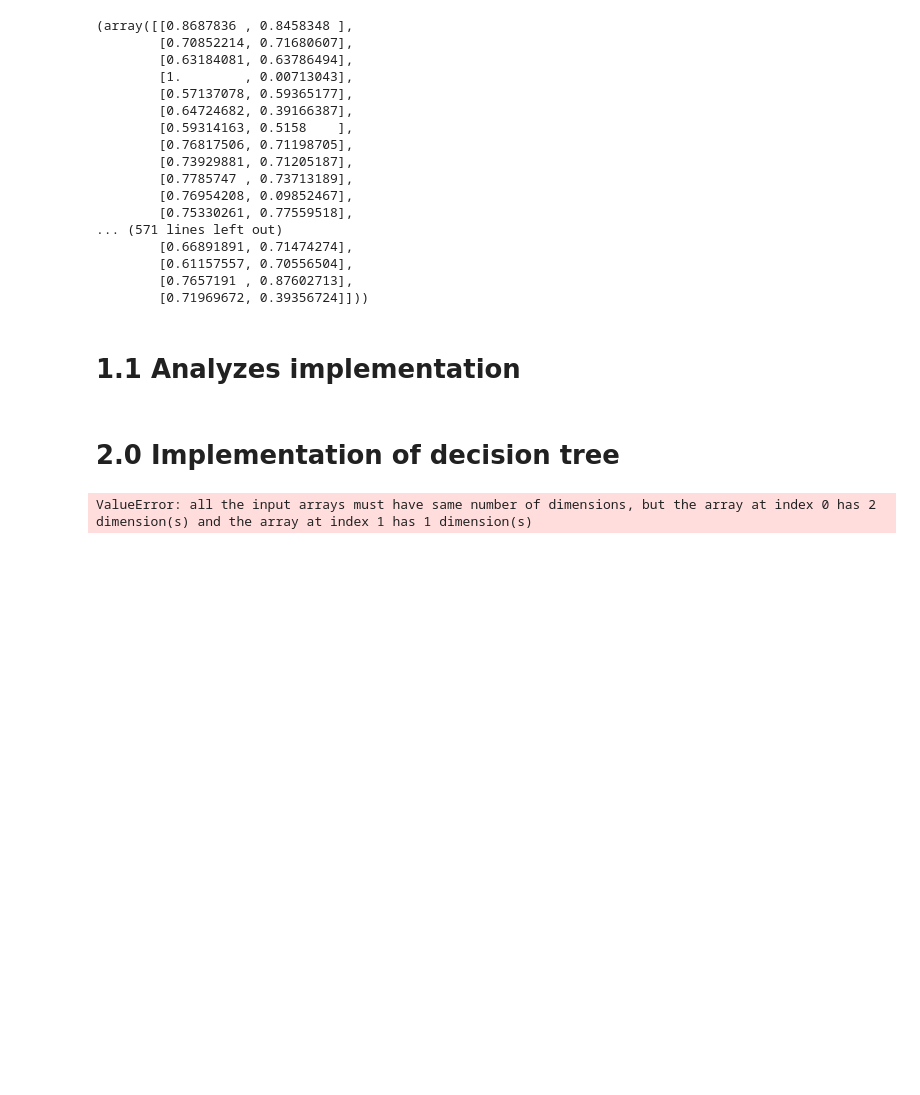
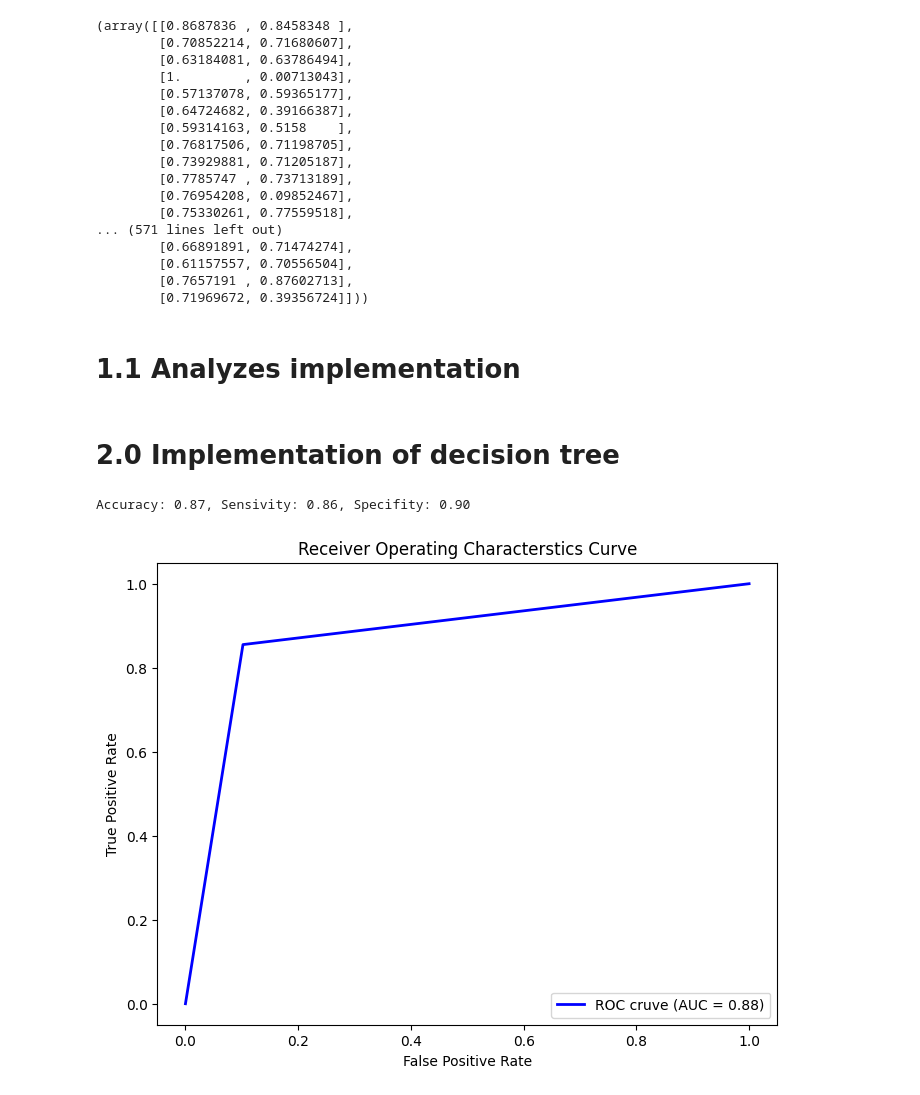
Before and after one commit to Rudobrody/Studies_AI_1_Term, a Jupyter notebook: PUM/DecisionTree/Lab_Decision_Tree.ipynb, the cells around one changed output. Saved outputs shown, nothing was run; the diff lists cells and outputs as text; code cells hidden in the pictures; blank space fills up the shorter version.

Commit message:
Missing predict proba, roc curve and plots

```diff
--- a/PUM/DecisionTree/Lab_Decision_Tree.ipynb
+++ b/PUM/DecisionTree/Lab_Decision_Tree.ipynb
@@ -574,11 +625,14 @@ class DecisionTree():
 # %%
 tree_clf = DecisionTree(max_depth=3)
 tree_clf.fit(dataset.X_train, dataset.y_train)
-tree_clf.print_tree()
+
 
 y_pred = tree_clf.predict(dataset.X_test)
+y_proba = tree_clf.predict(dataset.X_test)[:, 1]
 
 analyzer = ResultsAnalyzes(dataset.y_test, y_pred)
 analyzer.show_results()
+analyzer.plot_ROC_curve(y_proba)
 # %% [output]
-ValueError: all the input arrays must have same number of dimensions, but the array at index 0 has 2 dimension(s) and the array at index 1 has 1 dimension(s)
+Accuracy: 0.87, Sensivity: 0.86, Specifity: 0.90
+[figure, added]
```
Also changed, not shown: parts of 1 cell of this notebook.
